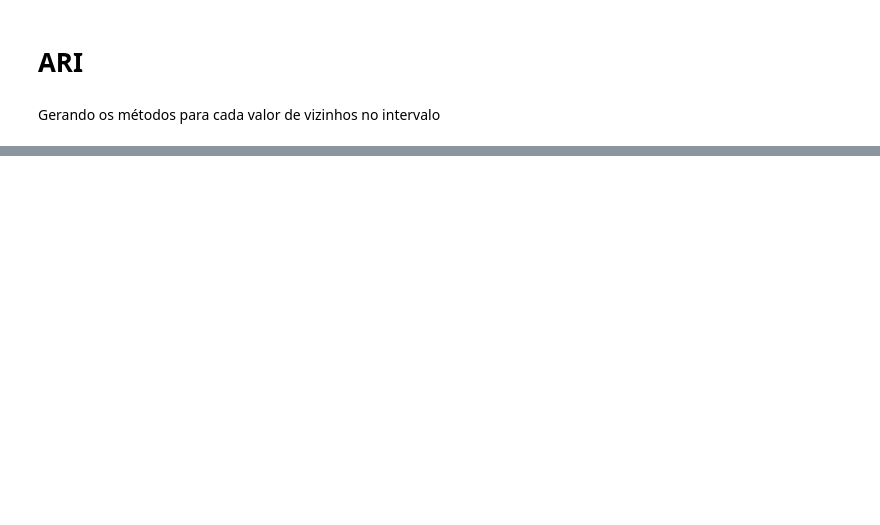
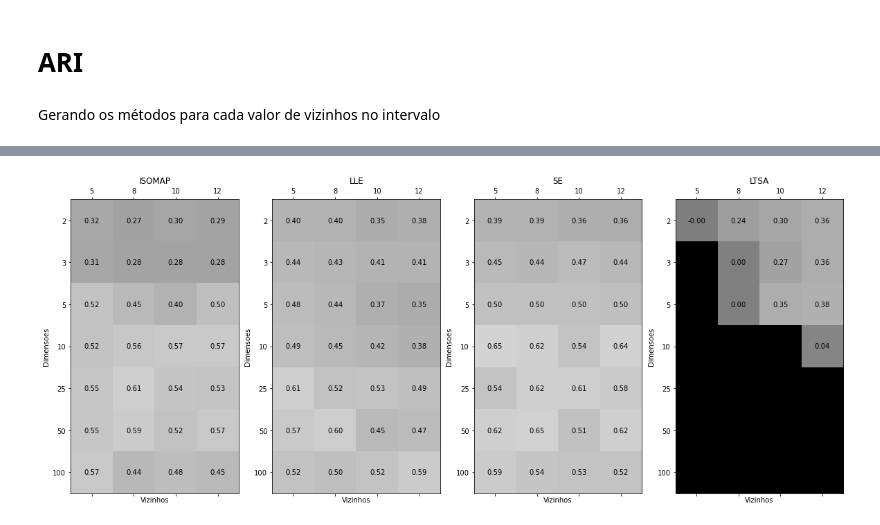
Before and after one commit to MarcoGrivol/Manifold-Learning, a Jupyter notebook: MNIST Multiple Tests.ipynb, the cells around one changed output, grey strips where cells are left out. Drawn from its saved outputs; the diff is of its cells as text; code cells hidden in the pictures; blank space fills up the shorter version.

```diff
--- a/MNIST Multiple Tests.ipynb
+++ b/MNIST Multiple Tests.ipynb
@@ -171,6 +163,6 @@ plot_images(x_cut_rescale)
 # %% [markdown]
 Gerando os métodos para cada valor de vizinhos no intervalo
 # %%
-manifold = ManifoldHelper(neighbors, dimensions, methods)
+manifold = ManifoldHelper(neighbors, dimensions, methods, alternative_LTSA=True)
 # %% [output]
 Using alternative LTSA.
@@ -192,0 +221,4 @@ manifold.evaluate_gmm_ari(x_cut, label_cut, n_class)
+# %%
+manifold.plot_ari_results(ari_results, neighbors, dimensions)
+# %% [output]
+[figure, added]
```
Also changed, not shown: parts of 17 cells of this notebook, 6 other files.
